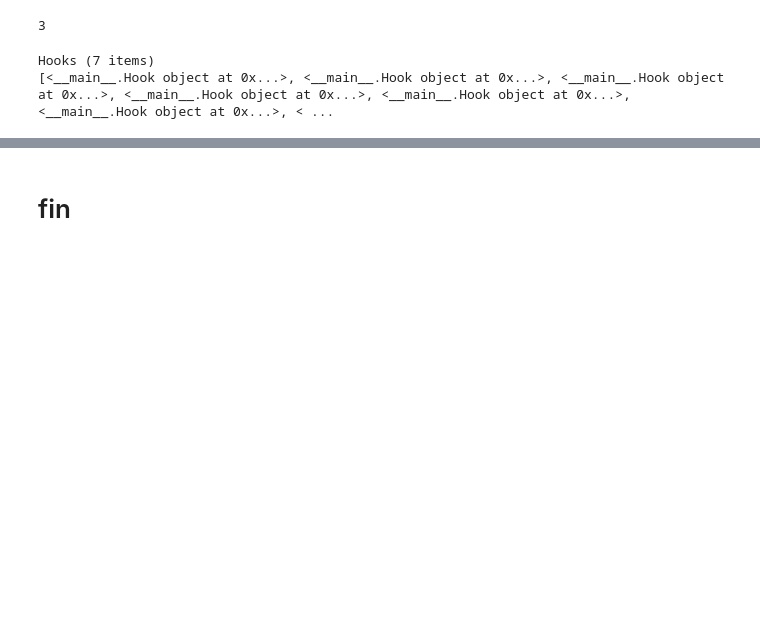
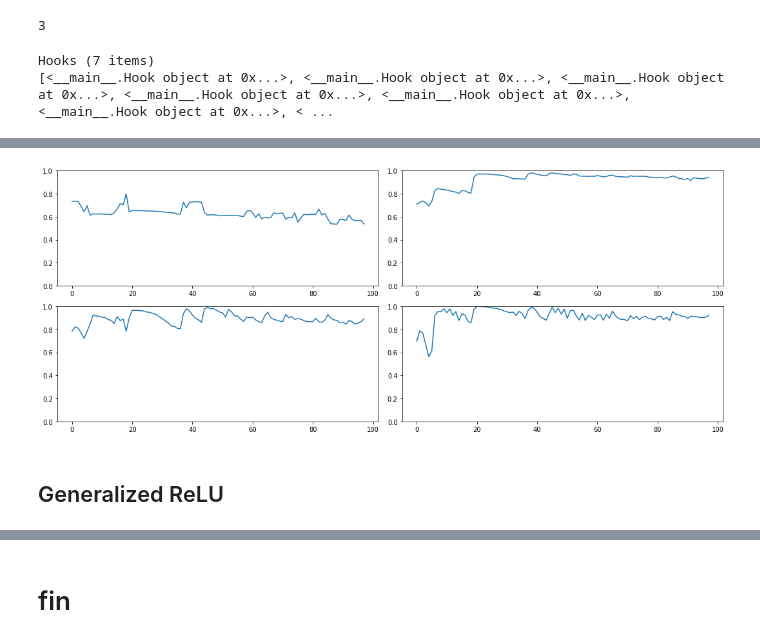
Before and after one commit to qAp/course-v3, a Jupyter notebook: nbs/dl2/06_cuda_cnn_hooks_init-lookntype.ipynb, the cells around one changed output, grey strips where cells are left out. Saved outputs shown, nothing was run; the diff lists cells and outputs as text; code cells hidden in the pictures; blank space fills up the shorter version.

```diff
--- a/nbs/dl2/06_cuda_cnn_hooks_init-lookntype.ipynb
+++ b/nbs/dl2/06_cuda_cnn_hooks_init-lookntype.ipynb
@@ -404,0 +438,14 @@ valid: [0.14327987060546876, tensor(0.9572, device='cuda:0')]
+# %%
+def get_min(h):
+    h1 = torch.stack(h.stats[2]).t().float()
+    return h1[:2].sum(0) / h1.sum(0)
+# %%
+fig, axs = plt.subplots(2, 2, figsize=(15, 6))
+for ax, h in zip(axs.flatten(), hooks[:4]):
+    ax.plot(get_min(h))
+    ax.set_ylim(bottom=0, top=1)
+plt.tight_layout()
+# %% [output]
+[figure, added]
+# %% [markdown]
+## Generalized ReLU
```
Also changed, not shown: parts of 43 cells of this notebook.
